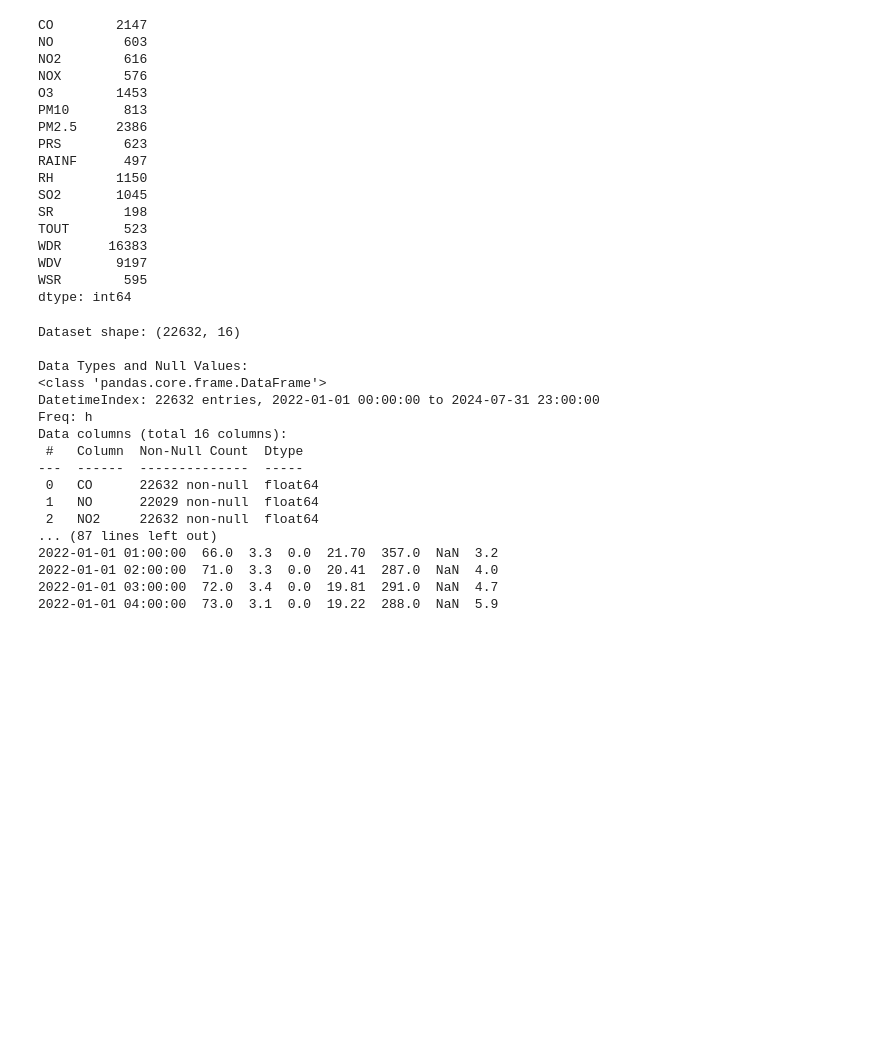
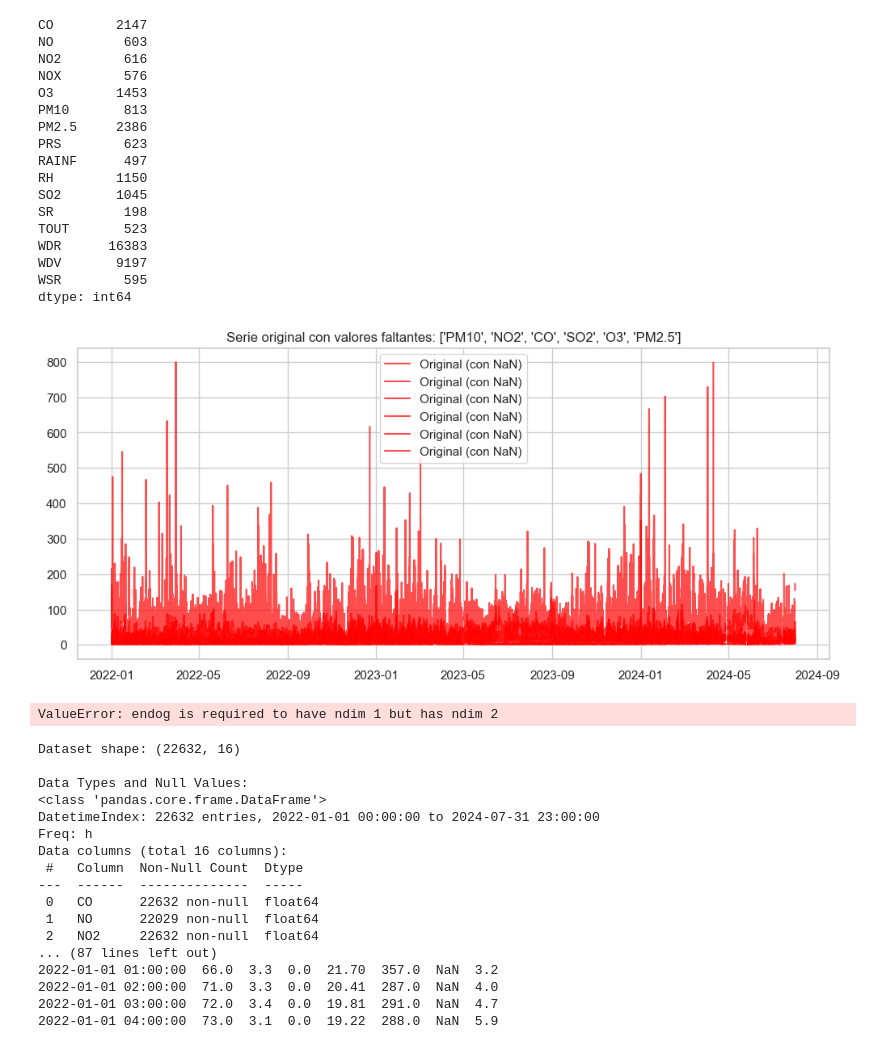
Before and after one commit to anasponce/MA2003B, a Jupyter notebook: notebooks_etapa2/PREP-noreste.ipynb, the cells around one changed output. Drawn from its saved outputs; the diff is of its cells as text; code cells hidden in the pictures; blank space fills up the shorter version.

```diff
--- a/notebooks_etapa2/PREP-noreste.ipynb
+++ b/notebooks_etapa2/PREP-noreste.ipynb
@@ -39,7 +33,10 @@ WSR        595
 dtype: int64
 # %%
 cols = ['PM10', 'NO2', 'CO', 'SO2', 'O3', 'PM2.5']
-data = impute_with_random_forest(df, cols)
+data = fill_all_gaps_arima(df, cols)
+# %% [output]
+[figure, added]
+ValueError: endog is required to have ndim 1 but has ndim 2
 # %%
 data_overview(data)
 # %% [output]
```
Also changed, not shown: parts of 7 cells of this notebook, 7 other files.
